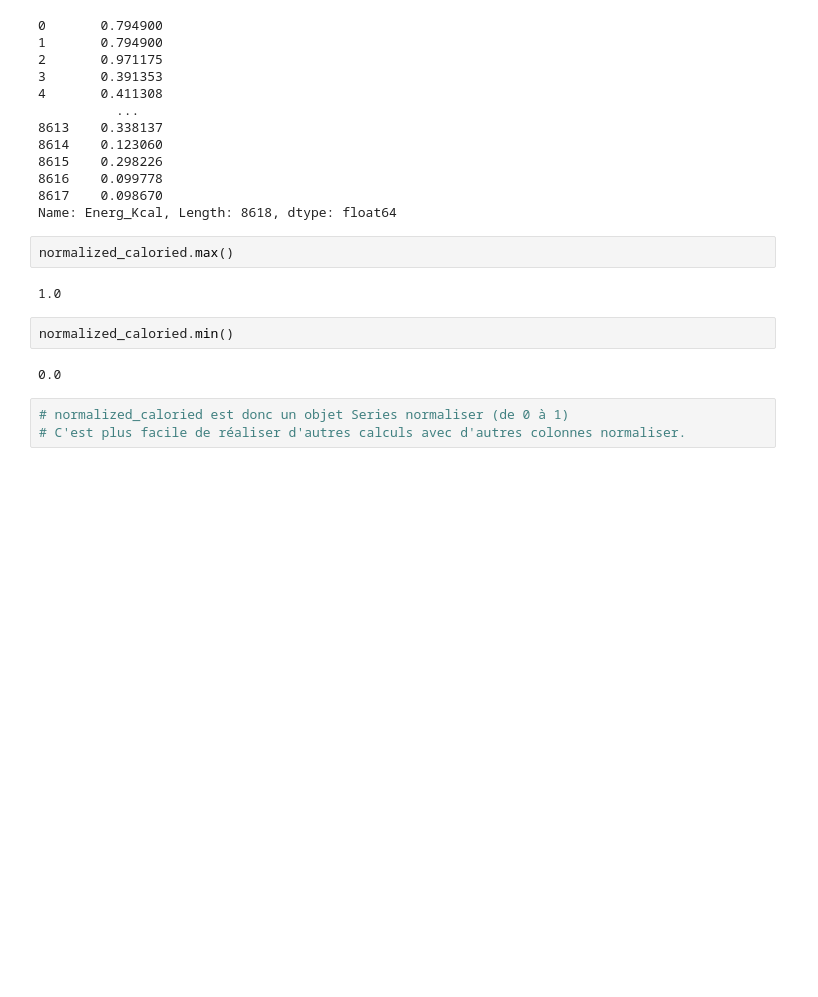
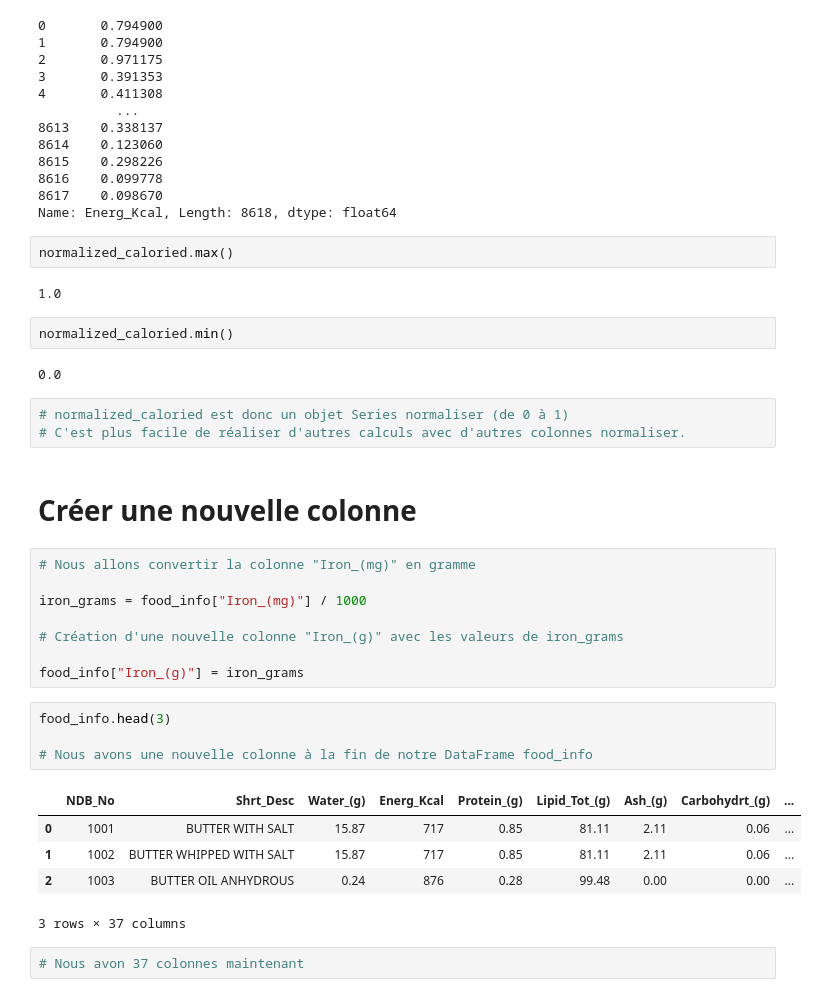
Before and after one commit to brunoharlein/pandas_is_cool, a Jupyter notebook: Cours Pandas.ipynb, the cells around one changed output. Saved outputs shown, nothing was run; the diff lists cells and outputs as text; blank space fills up the shorter version.

Commit message:
create columns ok

```diff
--- a/Cours Pandas.ipynb
+++ b/Cours Pandas.ipynb
@@ -573,3 +573,25 @@ normalized_caloried.min()
 # %%
 # normalized_caloried est donc un objet Series normaliser (de 0 à 1)
 # C'est plus facile de réaliser d'autres calculs avec d'autres colonnes normaliser.
+# %% [markdown]
+# Créer une nouvelle colonne
+# %%
+# Nous allons convertir la colonne "Iron_(mg)" en gramme
+
+iron_grams = food_info["Iron_(mg)"] / 1000
+
+# Création d'une nouvelle colonne "Iron_(g)" avec les valeurs de iron_grams
+
+food_info["Iron_(g)"] = iron_grams
+# %%
+food_info.head(3)
+
+# Nous avons une nouvelle colonne à la fin de notre DataFrame food_info
+# %% [output]
+|  | NDB_No | Shrt_Desc | Water_(g) | Energ_Kcal | Protein_(g) | Lipid_Tot_(g) | Ash_(g) | Carbohydrt_(g) | ... |
+| 0 | 1001 | BUTTER WITH SALT | 15.87 | 717 | 0.85 | 81.11 | 2.11 | 0.06 | ... |
+| 1 | 1002 | BUTTER WHIPPED WITH SALT | 15.87 | 717 | 0.85 | 81.11 | 2.11 | 0.06 | ... |
+| 2 | 1003 | BUTTER OIL ANHYDROUS | 0.24 | 876 | 0.28 | 99.48 | 0.00 | 0.00 | ... |
+3 rows × 37 columns
+# %%
+# Nous avon 37 colonnes maintenant
```
